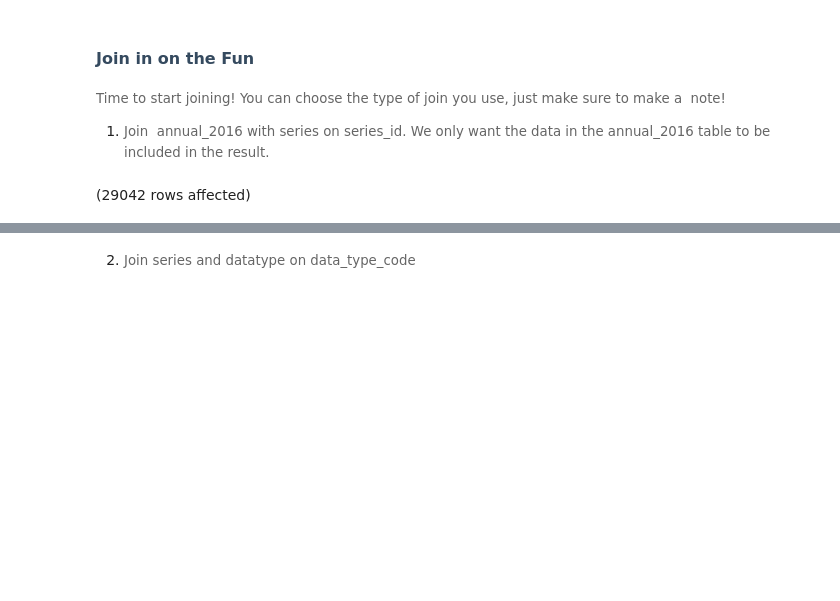
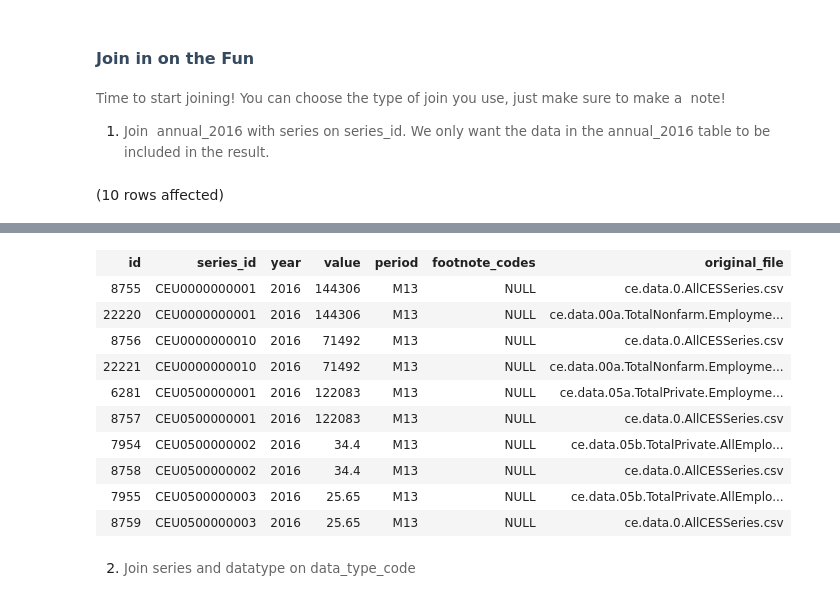
Before and after one commit to fsaidova74/Assignment3_9to5, a Jupyter notebook: 9to5.ipynb, the cells around one changed output, grey strips where cells are left out. Drawn from its saved outputs; the diff is of its cells as text; code cells hidden in the pictures; blank space fills up the shorter version.

```diff
--- a/9to5.ipynb
+++ b/9to5.ipynb
@@ -186,9 +177,9 @@ Total execution time: 00:00:00.088
 
 1. <span style="background-color: rgb(255, 255, 255); font-size: 10pt; white-space: pre-wrap; color: rgb(102, 102, 102); font-family: Arvo, serif;">Join&nbsp; annual_2016 with series on series_id. We only want the data in the annual_2016 table to be included in the result.</span>
 # %%
-SELECT p.id, p.series_id, p.[year], p.[value], p.[period], p.footnote_codes, p.original_file
+SELECT top 10 p.id, p.series_id, p.[year], p.[value], p.[period], p.footnote_codes, p.original_file
 FROM  LaborStatisticsDB.dbo.annual_2016 as p
 INNER JOIN LaborStatisticsDB.dbo.series as s
 ON p.series_id = s.series_id
 # %% [output]
-(29042 rows affected)
+(10 rows affected)
@@ -198,3 +187,14 @@ Total execution time: 00:00:00.638
+| id | series_id | year | value | period | footnote_codes | original_file |
+| 8755 | CEU0000000001 | 2016 | 144306 | M13 | NULL | ce.data.0.AllCESSeries.csv |
+| 22220 | CEU0000000001 | 2016 | 144306 | M13 | NULL | ce.data.00a.TotalNonfarm.Employme... |
+| 8756 | CEU0000000010 | 2016 | 71492 | M13 | NULL | ce.data.0.AllCESSeries.csv |
+| 22221 | CEU0000000010 | 2016 | 71492 | M13 | NULL | ce.data.00a.TotalNonfarm.Employme... |
+| 6281 | CEU0500000001 | 2016 | 122083 | M13 | NULL | ce.data.05a.TotalPrivate.Employme... |
+| 8757 | CEU0500000001 | 2016 | 122083 | M13 | NULL | ce.data.0.AllCESSeries.csv |
+| 7954 | CEU0500000002 | 2016 | 34.4 | M13 | NULL | ce.data.05b.TotalPrivate.AllEmplo... |
+| 8758 | CEU0500000002 | 2016 | 34.4 | M13 | NULL | ce.data.0.AllCESSeries.csv |
+| 7955 | CEU0500000003 | 2016 | 25.65 | M13 | NULL | ce.data.05b.TotalPrivate.AllEmplo... |
+| 8759 | CEU0500000003 | 2016 | 25.65 | M13 | NULL | ce.data.0.AllCESSeries.csv |
 # %% [markdown]
 2. <span style="background-color: rgb(255, 255, 255); font-size: 10pt; white-space: pre-wrap; color: rgb(102, 102, 102); font-family: Arvo, serif;">Join series and datatype on data_type_code</span>
 # %%
```
Also changed, not shown: parts of 5 cells of this notebook.
